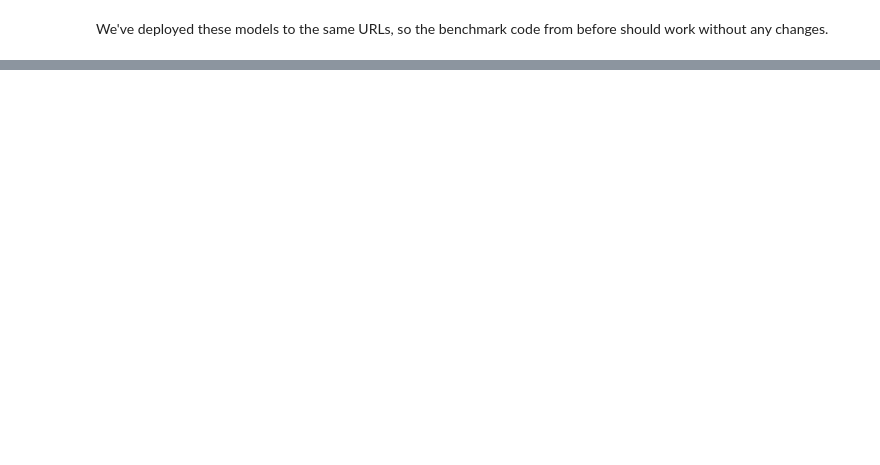
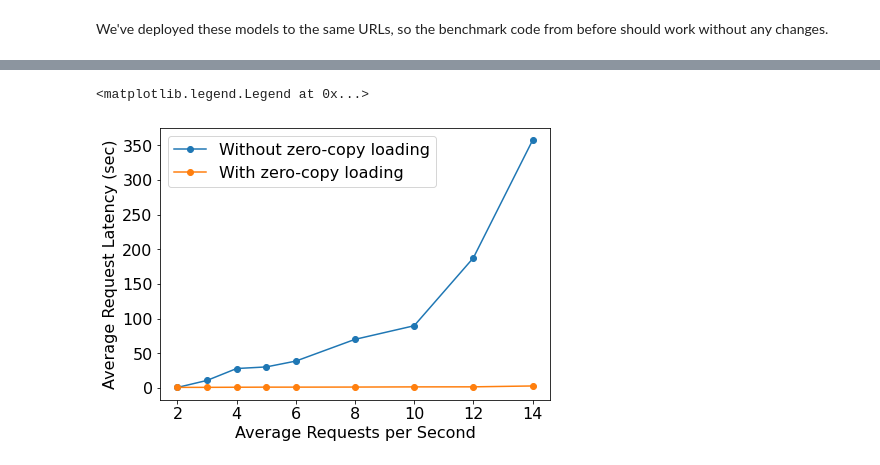
Before and after one commit to project-codeflare/zero-copy-model-loading, a Jupyter notebook: notebooks/benchmark.ipynb, the cells around one changed output, grey strips where cells are left out. Drawn from its saved outputs; the diff is of its cells as text; code cells hidden in the pictures; blank space fills up the shorter version.

```diff
--- a/notebooks/benchmark.ipynb
+++ b/notebooks/benchmark.ipynb
@@ -564,15 +828,18 @@ agg_results_zerocopy
 # %%
 # Plot the two sets of results against each other.
 plt.rcParams.update({"font.size": 16})
 plt.figure(figsize=(7, 5))
-plt.scatter(agg_results.index, agg_results["latency", "mean"],
-            label="baseline")
-plt.scatter(agg_results_zerocopy.index,
-            agg_results_zerocopy["latency", "mean"],
-            label="zero-copy")
+plt.plot(agg_results.index, agg_results["latency", "mean"],
+         "-o", label="Without zero-copy loading")
+plt.plot(agg_results_zerocopy.index,
+         agg_results_zerocopy["latency", "mean"],
+         "-o", label="With zero-copy loading")
 plt.xlabel("Average Requests per Second")
-plt.ylabel("Average Latency (sec)")
+plt.ylabel("Average Request Latency (sec)")
 plt.legend()
+# %% [output]
+<matplotlib.legend.Legend at 0x...>
+[figure, added]
 # %%
 # Old code defined an actor
 
```
Also changed, not shown: parts of 22 cells of this notebook.
